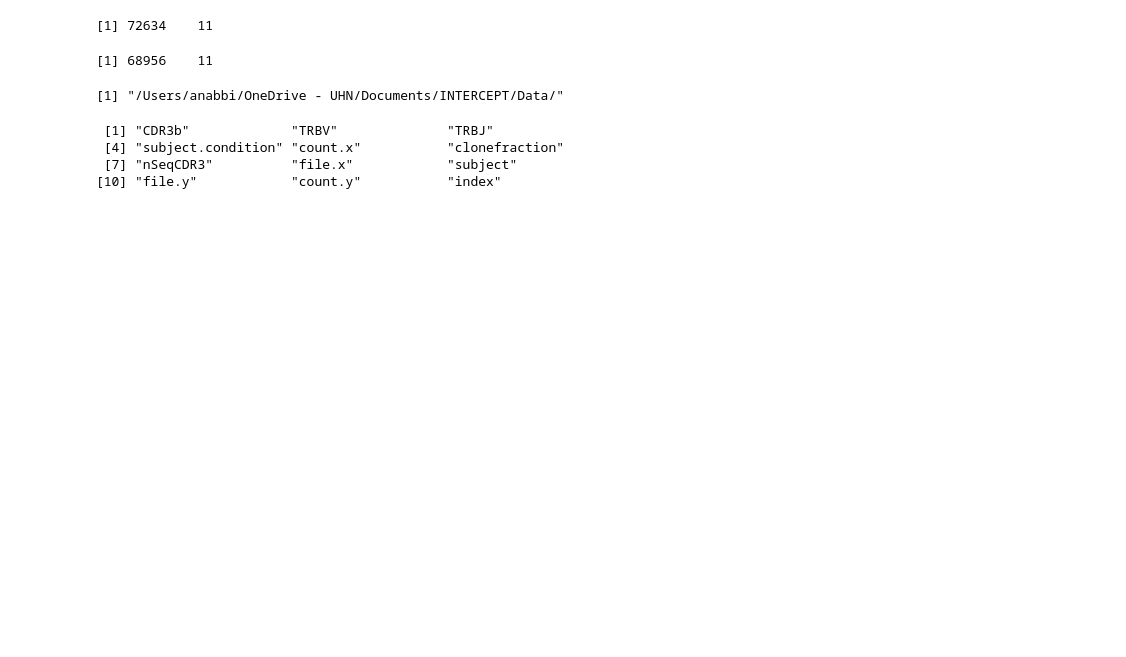
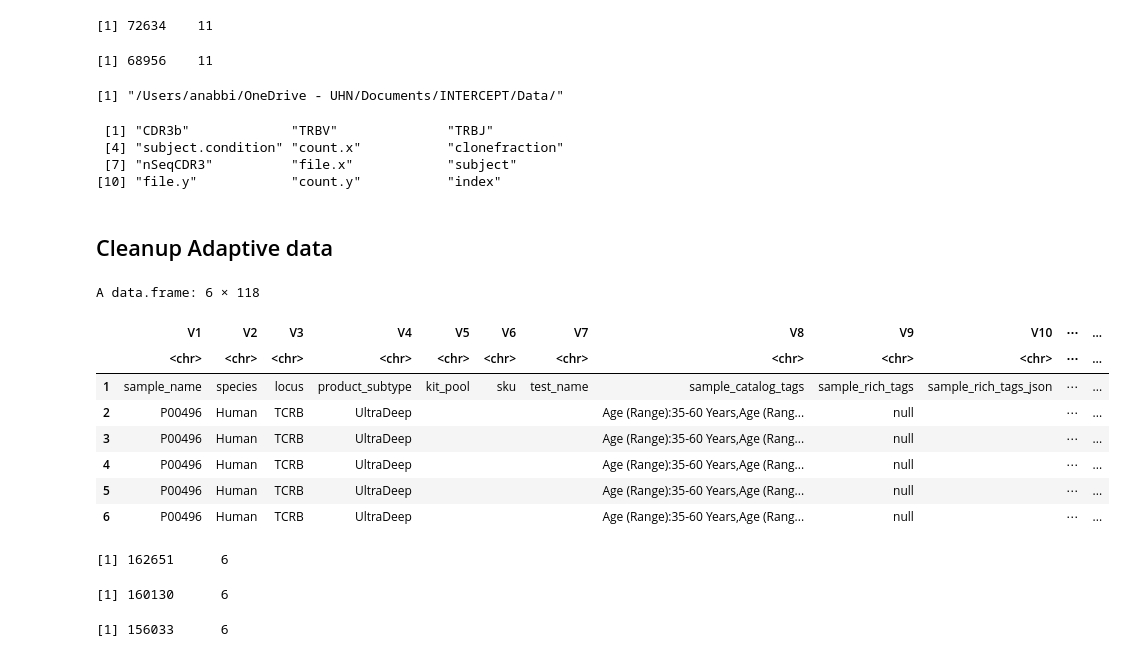
Before and after one commit to pughlab/ped_CapTCRseq, a Jupyter notebook: notebooks/000_GLIPH_input.ipynb, the cells around one changed output. Saved outputs shown, nothing was run; the diff lists cells and outputs as text; code cells hidden in the pictures; blank space fills up the shorter version.

```diff
--- a/notebooks/000_GLIPH_input.ipynb
+++ b/notebooks/000_GLIPH_input.ipynb
@@ -603,3 +481,23 @@ gliph_input_ab_dedup_subset <- gliph_input_ab_dedup[, c("CDR3b", "TRBV", "TRBJ",
 colnames(gliph_input_ab_dedup_subset) <- c("CDR3b", "TRBV", "TRBJ", "subject:condition", "count", "file", "index")
 # %%
 save(gliph_input_ab_dedup_subset, file = paste0(datapath, "capTCRseq/gliph_input_ab_dedup_subset.RData"))
+# %% [markdown]
+## Cleanup Adaptive data
+# %%
+emerson <- read.table('/Users/anabbi/Desktop/H4H/pughlab/external_data/Adaptive/emerson2017/P00496.tsv', sep = "\t", header = F)
+# %%
+head(emerson)
+# %% [output]
+A data.frame: 6 × 118
+|  | V1 | V2 | V3 | V4 | V5 | V6 | V7 | V8 | V9 | V10 | ⋯ | ... |
+|  | <chr> | <chr> | <chr> | <chr> | <chr> | <chr> | <chr> | <chr> | <chr> | <chr> | ⋯ | ... |
+| 1 | sample_name | species | locus | product_subtype | kit_pool | sku | test_name | sample_catalog_tags | sample_rich_tags | sample_rich_tags_json | ⋯ | ... |
+| 2 | P00496 | Human | TCRB | UltraDeep |  |  |  | Age (Range):35-60 Years,Age (Rang... | null |  | ⋯ | ... |
+| 3 | P00496 | Human | TCRB | UltraDeep |  |  |  | Age (Range):35-60 Years,Age (Rang... | null |  | ⋯ | ... |
+| 4 | P00496 | Human | TCRB | UltraDeep |  |  |  | Age (Range):35-60 Years,Age (Rang... | null |  | ⋯ | ... |
+| 5 | P00496 | Human | TCRB | UltraDeep |  |  |  | Age (Range):35-60 Years,Age (Rang... | null |  | ⋯ | ... |
+| 6 | P00496 | Human | TCRB | UltraDeep |  |  |  | Age (Range):35-60 Years,Age (Rang... | null |  | ⋯ | ... |
+# %%
+dim(covidfle)
+# %% [output]
+[1] 162651      6
@@ -605,0 +508,4 @@ save(gliph_input_ab_dedup_subset, file = paste0(datapath, "capTCRseq/gliph_input
+# %%
+dim(covidfle)
+# %% [output]
+[1] 160130      6
@@ -605,0 +515,4 @@ save(gliph_input_ab_dedup_subset, file = paste0(datapath, "capTCRseq/gliph_input
+# %%
+dim(covidfle_uniq)
+# %% [output]
+[1] 156033      6
```
Also changed, not shown: parts of 51 cells of this notebook.
